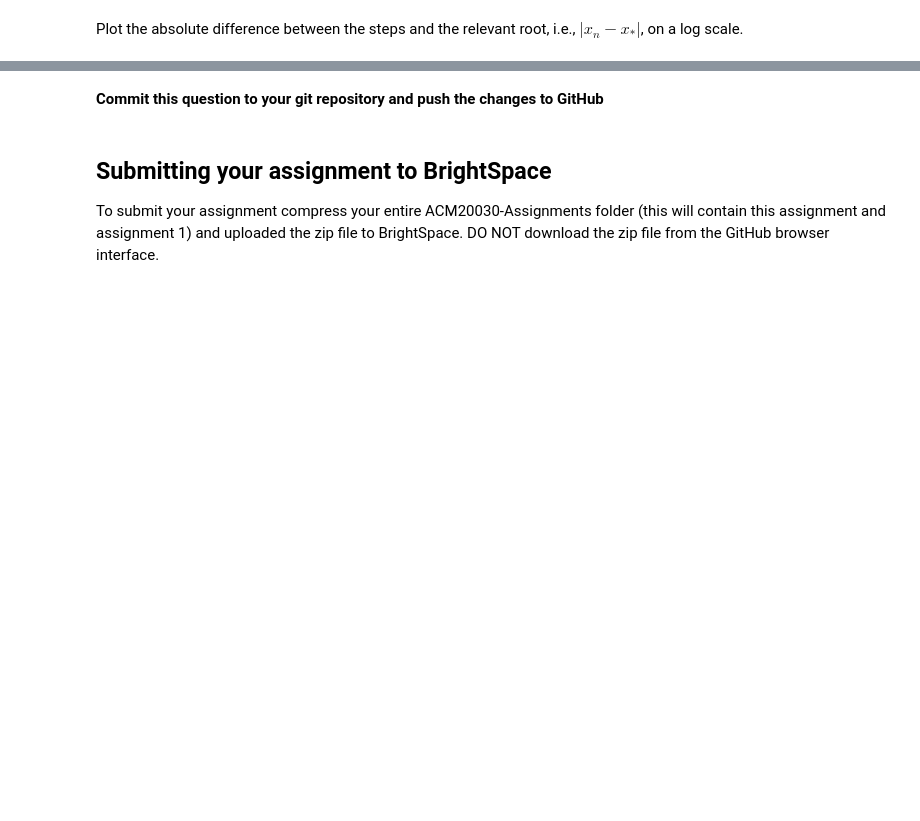
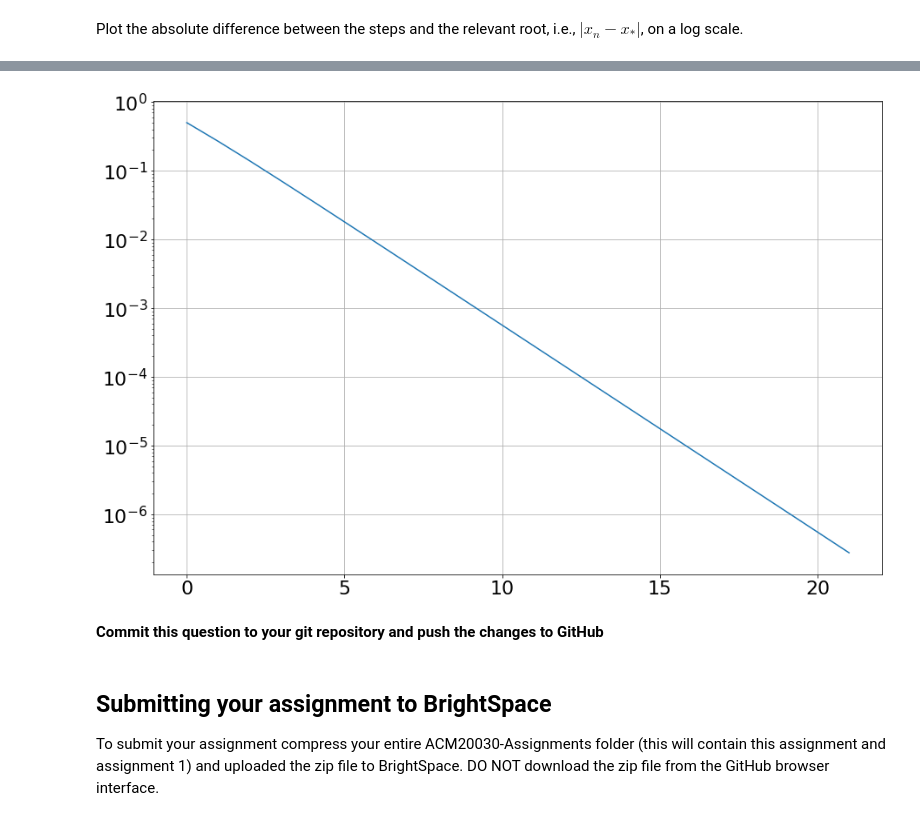
Before and after one commit to odhrandooley/ACM20030-Assignments, a Jupyter notebook: Assignment-2.ipynb, the cells around one changed output, grey strips where cells are left out. Saved outputs shown, nothing was run; the diff lists cells and outputs as text; code cells hidden in the pictures; blank space fills up the shorter version.

```diff
--- a/Assignment-2.ipynb
+++ b/Assignment-2.ipynb
@@ -363,0 +370,3 @@ Using the above function:
+# %%
+NRS2 = FindRootNewtonRaphsonSteps(g, dg, -1.5, 1e-12)
+NRS2
@@ -368,3 +390,12 @@ You should find the repeated difference for the repeated root looks linear on th
+# %%
+n = np.size(NRS2)
+x = np.arange(0,n,1)
+y = np.abs(NRS2[x]+1)
+plt.plot(x,y)
+plt.yscale("log")
+plt.grid(True)
+# %% [output]
+[figure, added]
 # %% [markdown]
 **Commit this question to your git repository and push the changes to GitHub**
 # %% [markdown]
```
Also changed, not shown: parts of 5 cells of this notebook.
